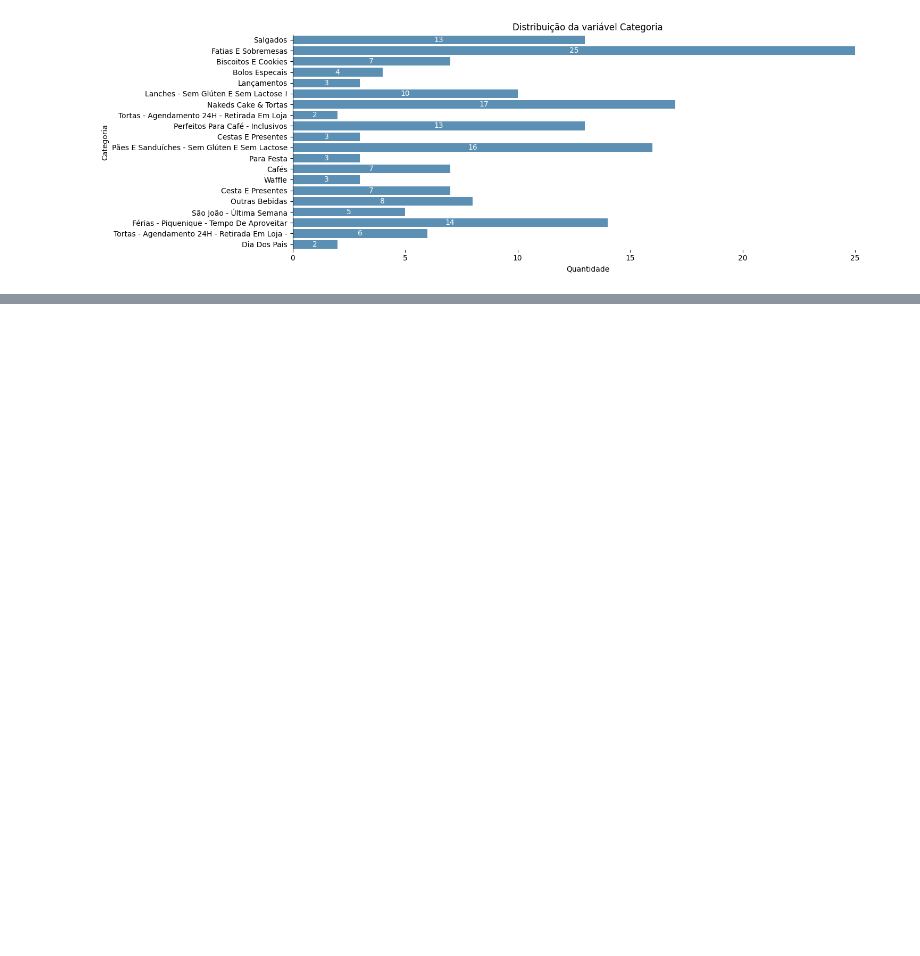
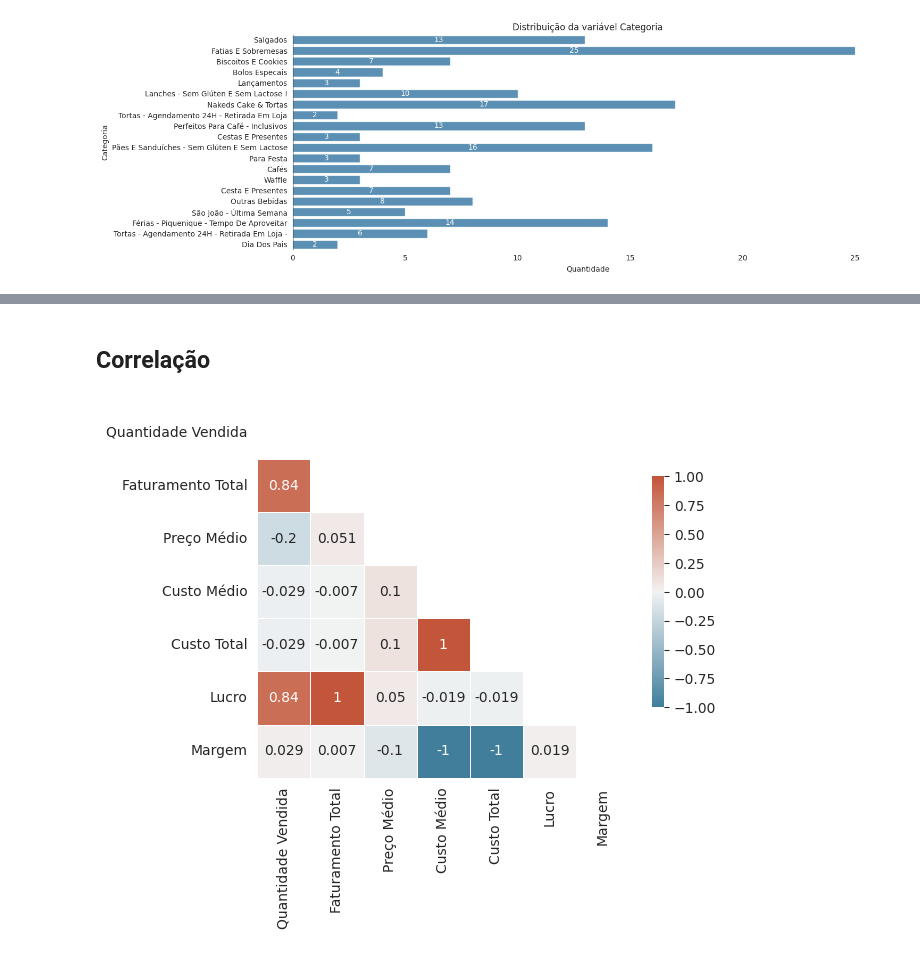
Before and after one commit to jjhonxpx/confeitaria_projeto01, a Jupyter notebook: EDA_Confeitaria.ipynb, the cells around one changed output, grey strips where cells are left out. Drawn from its saved outputs; the diff is of its cells as text; code cells hidden in the pictures; blank space fills up the shorter version.

```diff
--- a/EDA_Confeitaria.ipynb
+++ b/EDA_Confeitaria.ipynb
@@ -233,0 +234,20 @@ plt.plot()
+# %% [markdown]
+## Correlação
+# %%
+corr = df.corr(numeric_only=True)
+
+mask = np.triu(np.ones_like(corr, dtype=bool))
+sns.set_style("white")
+
+f, ax = plt.subplots(figsize=(6, 6))
+
+cmap = sns.diverging_palette(230, 20, as_cmap=True)
+
+chart = sns.heatmap(
+    corr, mask=mask, cmap=cmap, vmax=1, vmin=-1, center=0,
+    square=True, linewidths=.5, cbar_kws={"shrink": .5},
+    ax=ax, annot=True
+)
+plt.show()
+# %% [output]
+[figure, added]
```
Also changed, not shown: parts of 7 cells of this notebook.
